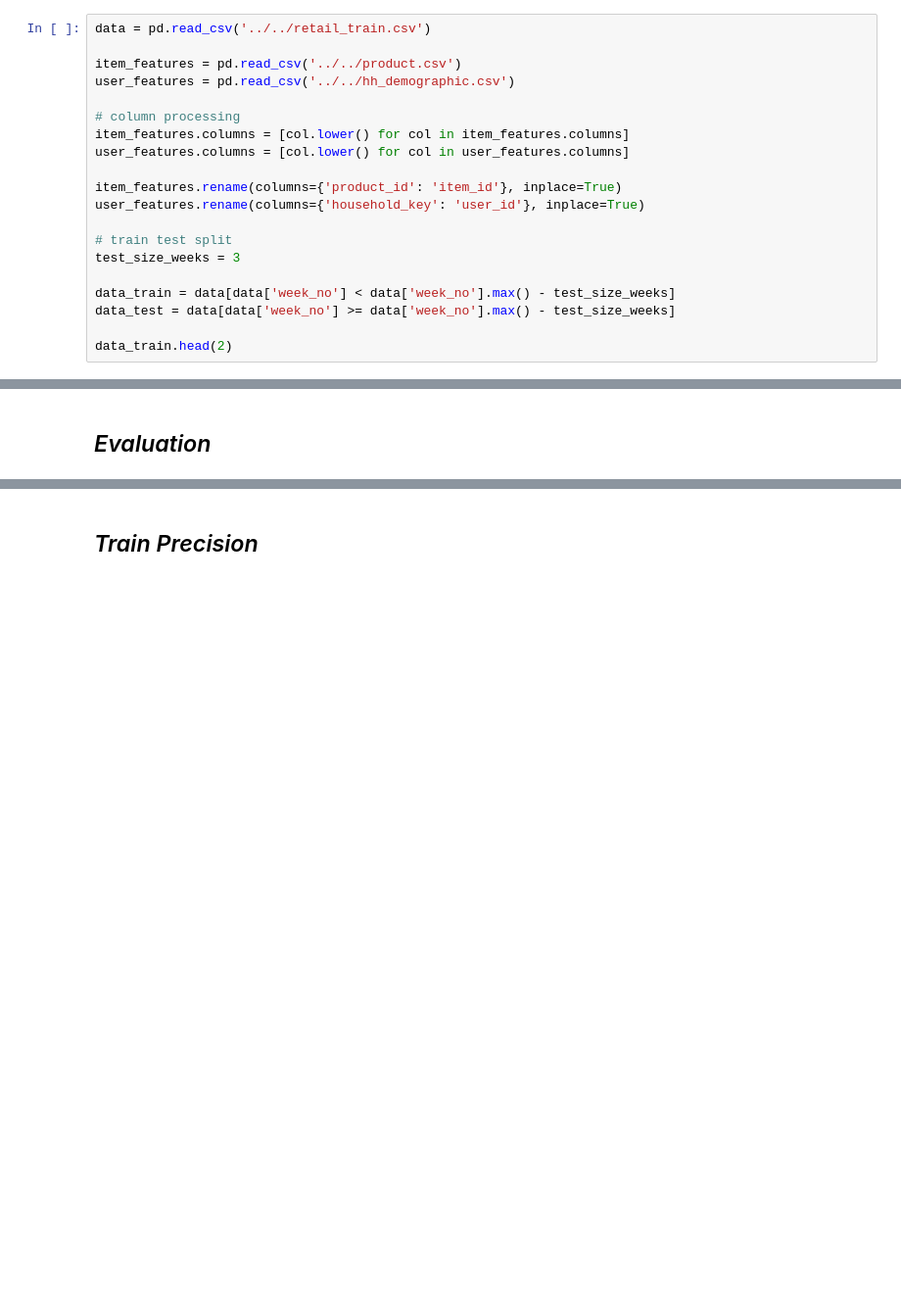
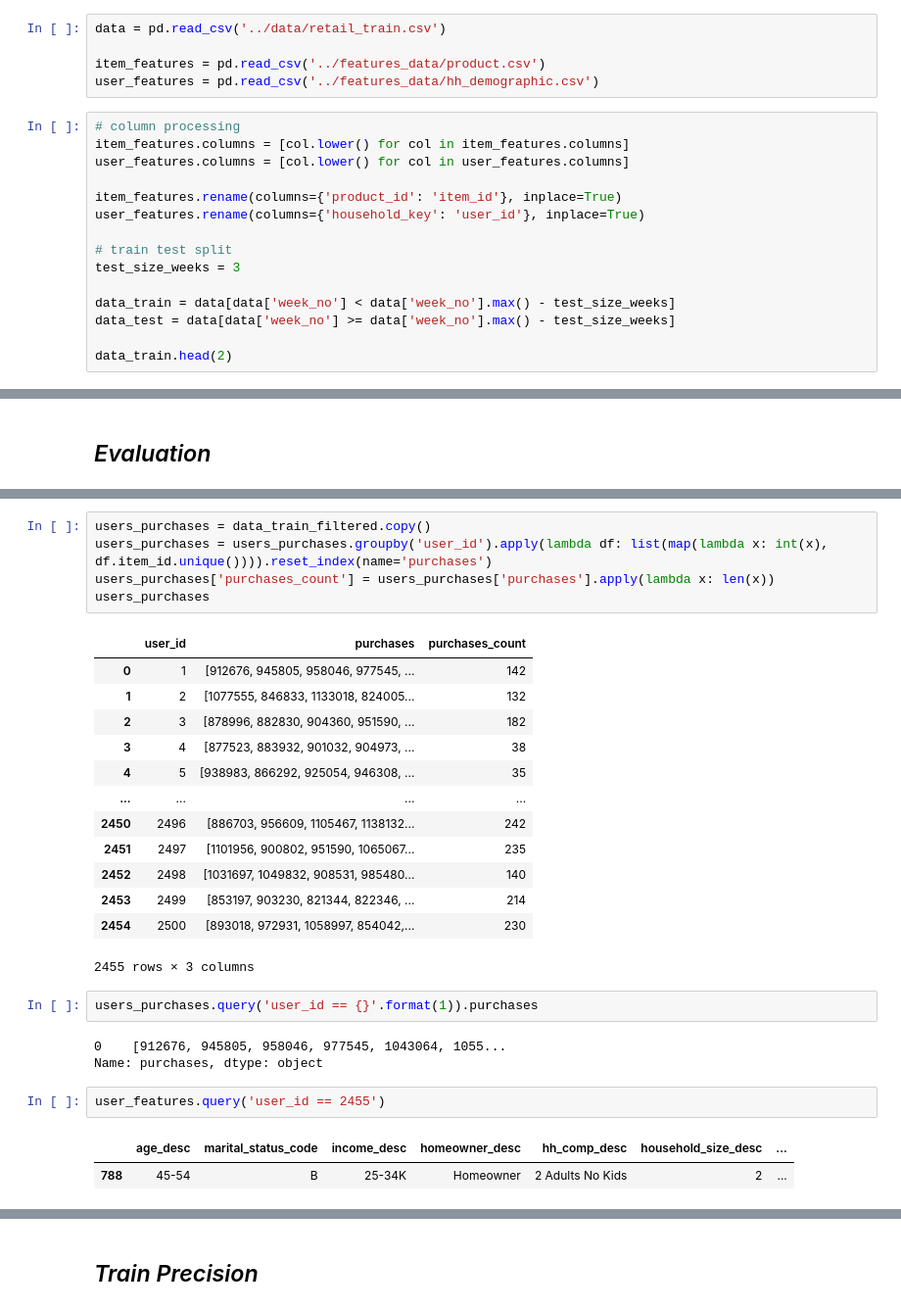
Before and after one commit to Krivosheenkova/Recommender-Systems-beginning, a Jupyter notebook: 5_hybrid_recsys/5.ipynb, the cells around one changed output, grey strips where cells are left out. Shown at 98% size. Saved outputs shown, nothing was run; the diff lists cells and outputs as text; blank space fills up the shorter version.

```diff
--- a/5_hybrid_recsys/5.ipynb
+++ b/5_hybrid_recsys/5.ipynb
@@ -35,12 +36,12 @@ from src.utils import prefilter_items
 print('Done')
 # %% [output]
 Done
+# %%
+data = pd.read_csv('../data/retail_train.csv')
+
+item_features = pd.read_csv('../features_data/product.csv')
+user_features = pd.read_csv('../features_data/hh_demographic.csv')
 # %%
-data = pd.read_csv('../../retail_train.csv')
-
-item_features = pd.read_csv('../../product.csv')
-user_features = pd.read_csv('../../hh_demographic.csv')
-
 # column processing
 item_features.columns = [col.lower() for col in item_features.columns]
 user_features.columns = [col.lower() for col in user_features.columns]
@@ -308,0 +308,29 @@ item_emb shapes: (5000,) (5000, 44)
+# %%
+users_purchases = data_train_filtered.copy()
+users_purchases = users_purchases.groupby('user_id').apply(lambda df: list(map(lambda x: int(x), df.item_id.unique()))).reset_index(name='purchases')
+users_purchases['purchases_count'] = users_purchases['purchases'].apply(lambda x: len(x))
+users_purchases
+# %% [output]
+|  | user_id | purchases | purchases_count |
+| 0 | 1 | [912676, 945805, 958046, 977545, ... | 142 |
+| 1 | 2 | [1077555, 846833, 1133018, 824005... | 132 |
+| 2 | 3 | [878996, 882830, 904360, 951590, ... | 182 |
+| 3 | 4 | [877523, 883932, 901032, 904973, ... | 38 |
+| 4 | 5 | [938983, 866292, 925054, 946308, ... | 35 |
+| ... | ... | ... | ... |
+| 2450 | 2496 | [886703, 956609, 1105467, 1138132... | 242 |
+| 2451 | 2497 | [1101956, 900802, 951590, 1065067... | 235 |
+| 2452 | 2498 | [1031697, 1049832, 908531, 985480... | 140 |
+| 2453 | 2499 | [853197, 903230, 821344, 822346, ... | 214 |
+| 2454 | 2500 | [893018, 972931, 1058997, 854042,... | 230 |
+2455 rows × 3 columns
+# %%
+users_purchases.query('user_id == {}'.format(1)).purchases
+# %% [output]
+0    [912676, 945805, 958046, 977545, 1043064, 1055...
+Name: purchases, dtype: object
+# %%
+user_features.query('user_id == 2455')
+# %% [output]
+|  | age_desc | marital_status_code | income_desc | homeowner_desc | hh_comp_desc | household_size_desc | ... |
+| 788 | 45-54 | B | 25-34K | Homeowner | 2 Adults No Kids | 2 | ... |
```
Also changed, not shown: parts of 33 cells of this notebook, 1 other file.
